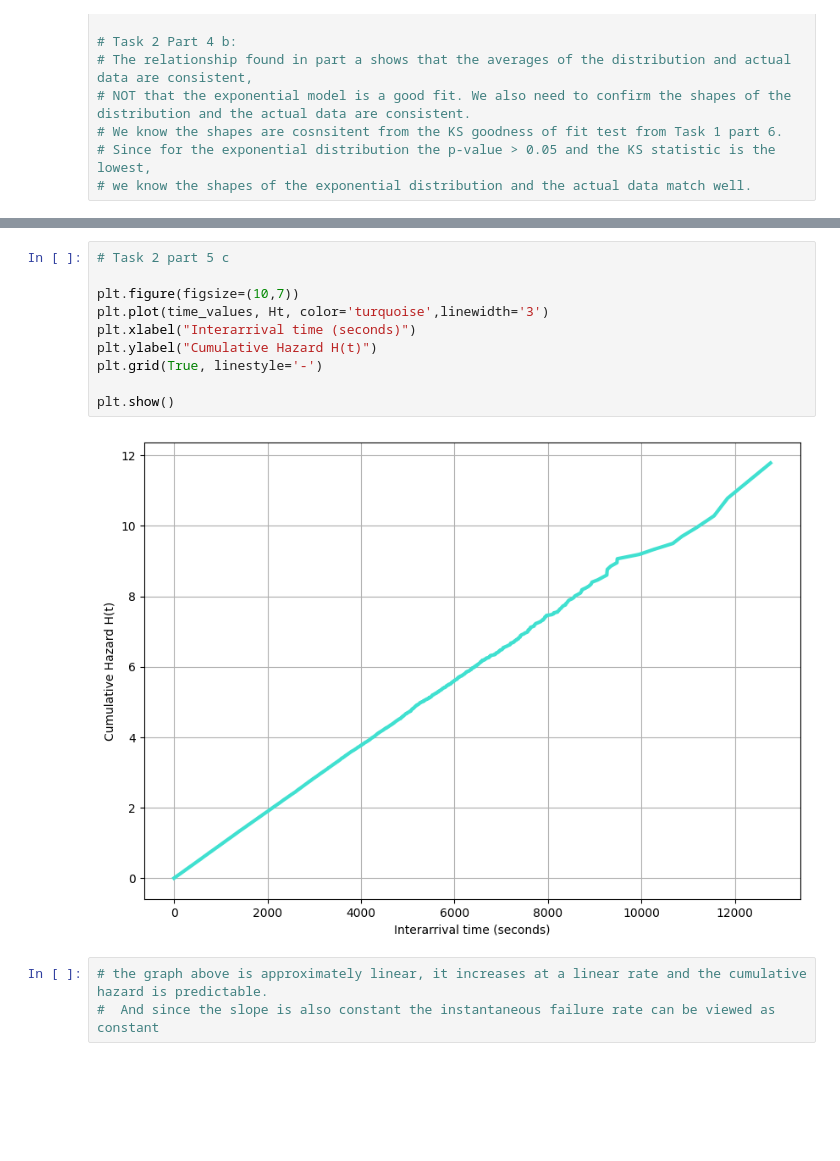
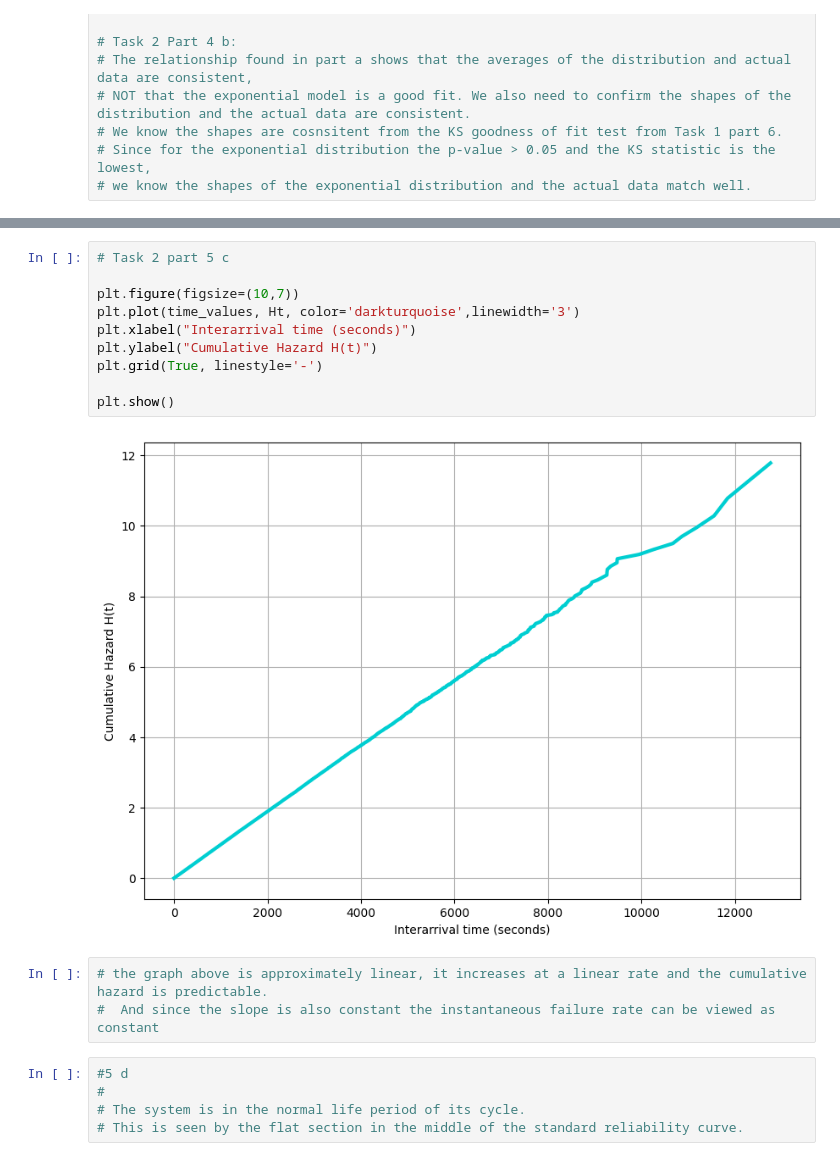
Before and after one commit to DhruvVohra11/gpu_cluster_analysis, a Jupyter notebook: ProjectPart2.ipynb, the cells around one changed output, grey strips where cells are left out. Drawn from its saved outputs; the diff is of its cells as text; blank space fills up the shorter version.

```diff
--- a/ProjectPart2.ipynb
+++ b/ProjectPart2.ipynb
@@ -385,15 +331,20 @@ first ten values for the cumulative hazard are
 # %%
 # Task 2 part 5 c
 
 plt.figure(figsize=(10,7))
-plt.plot(time_values, Ht, color='turquoise',linewidth='3')
+plt.plot(time_values, Ht, color='darkturquoise',linewidth='3')
 plt.xlabel("Interarrival time (seconds)")
 plt.ylabel("Cumulative Hazard H(t)")
 plt.grid(True, linestyle='-')
 
 plt.show()
 # %% [output]
-[figure, old version]
+[figure, new version]
 # %%
 # the graph above is approximately linear, it increases at a linear rate and the cumulative hazard is predictable.
 #  And since the slope is also constant the instantaneous failure rate can be viewed as constant
+# %%
+#5 d
+#
+# The system is in the normal life period of its cycle.
+# This is seen by the flat section in the middle of the standard reliability curve.
```
Also changed, not shown: parts of 24 cells of this notebook, 5 other files.
